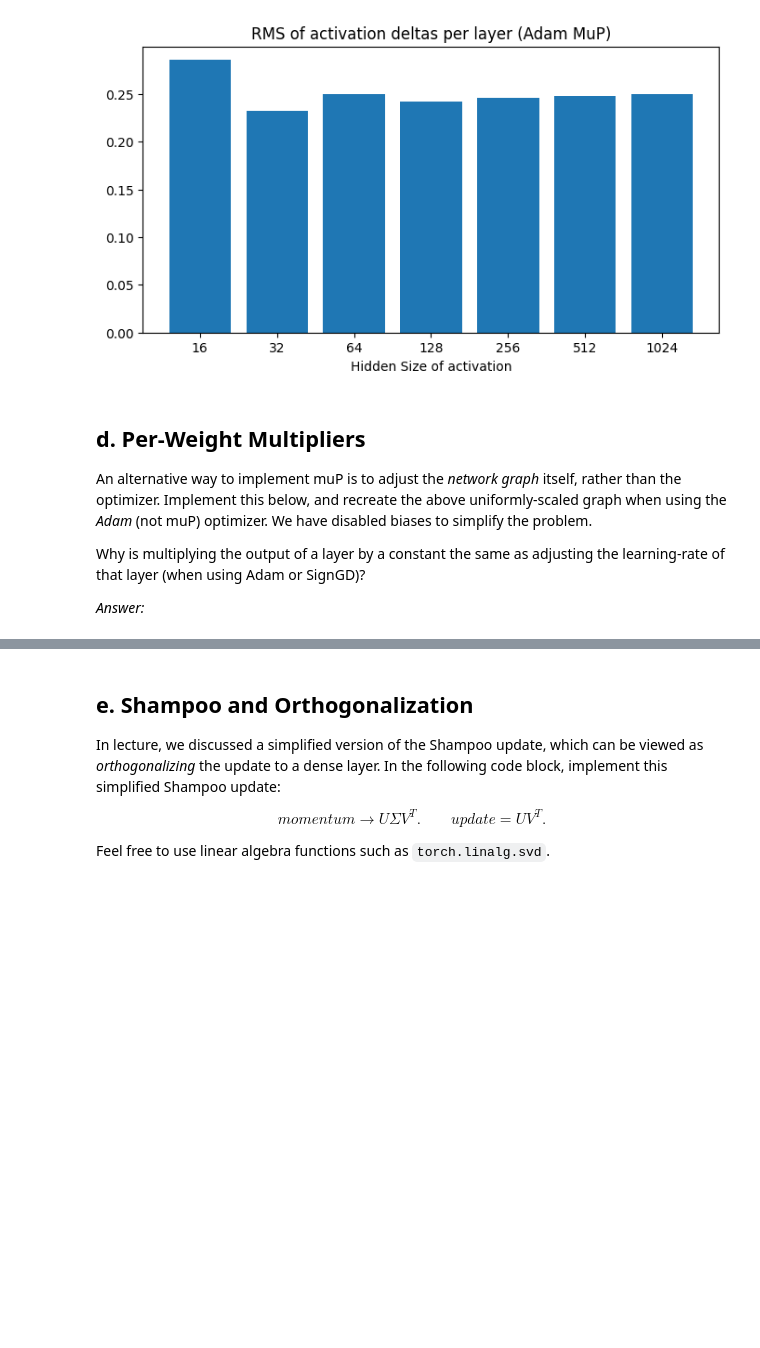
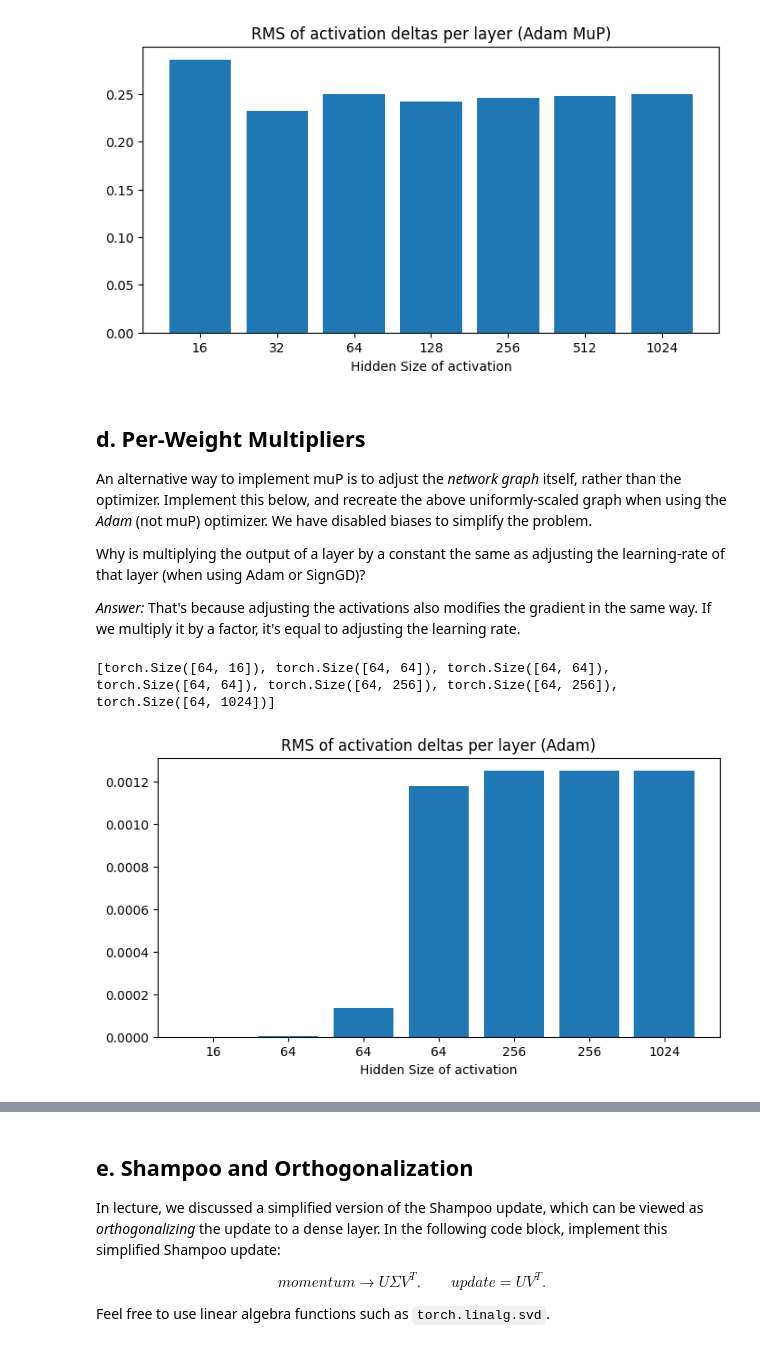
Before and after one commit to StreamSong/SegLab4OfNJU, a Jupyter notebook: hw03/code/q_mup_coding.ipynb, the cells around one changed output, grey strips where cells are left out. Cells and saved outputs as stored; diff of their text form; code cells hidden in the pictures; blank space fills up the shorter version.

```diff
--- a/hw03/code/q_mup_coding.ipynb
+++ b/hw03/code/q_mup_coding.ipynb
@@ -342,32 +342,35 @@ An alternative way to implement muP is to adjust the *network graph* itself, rat
 
 Why is multiplying the output of a layer by a constant the same as adjusting the learning-rate of that layer (when using Adam or SignGD)?
 
-*Answer:*
+*Answer:* That's because adjusting the activations also modifies the gradient in the same way. If we multiply it by a factor, it's equal to adjusting the
+learning rate.
 # %%
 class ScaledMLP(nn.Module):
     def __init__(self, input_size=784, hidden_sizes = [8, 16, 32, 64, 128], num_classes=10):
         super(ScaledMLP, self).__init__()
         all_hidden_sizes = [input_size] + hidden_sizes + [num_classes]
         self.layers = nn.ModuleList()
         for i in range(len(all_hidden_sizes)-1):
             self.layers.append(nn.Linear(all_hidden_sizes[i], all_hidden_sizes[i+1], bias=False))
         self.sigmoid = nn.Sigmoid()
 
     def forward(self, x):
         activations = []
         x = x.view(x.size(0), -1)  # Flatten: (batch_size, 28*28)
         for layer in self.layers[:-1]:
             x = layer(x)
-            ## TODO
-            pass
-            ##
+            x *= 1/layer.weight.shape[1] # Scaling factor
             x = self.sigmoid(x)
             activations.append(x)
         x = self.layers[-1](x)
         activations = activations[1:]
         return x, [a.detach() for a in activations]
 
+
 train_one_step(mlp=ScaledMLP, optimizer=SimpleAdam)
+# %% [output]
+[torch.Size([64, 16]), torch.Size([64, 64]), torch.Size([64, 64]), torch.Size([64, 64]), torch.Size([64, 256]), torch.Size([64, 256]), torch.Size([64, 1024])]
+[figure, added]
 # %% [markdown]
 ## e. Hyperparameter Transfer
 
```
Also changed, not shown: parts of 7 cells of this notebook.
